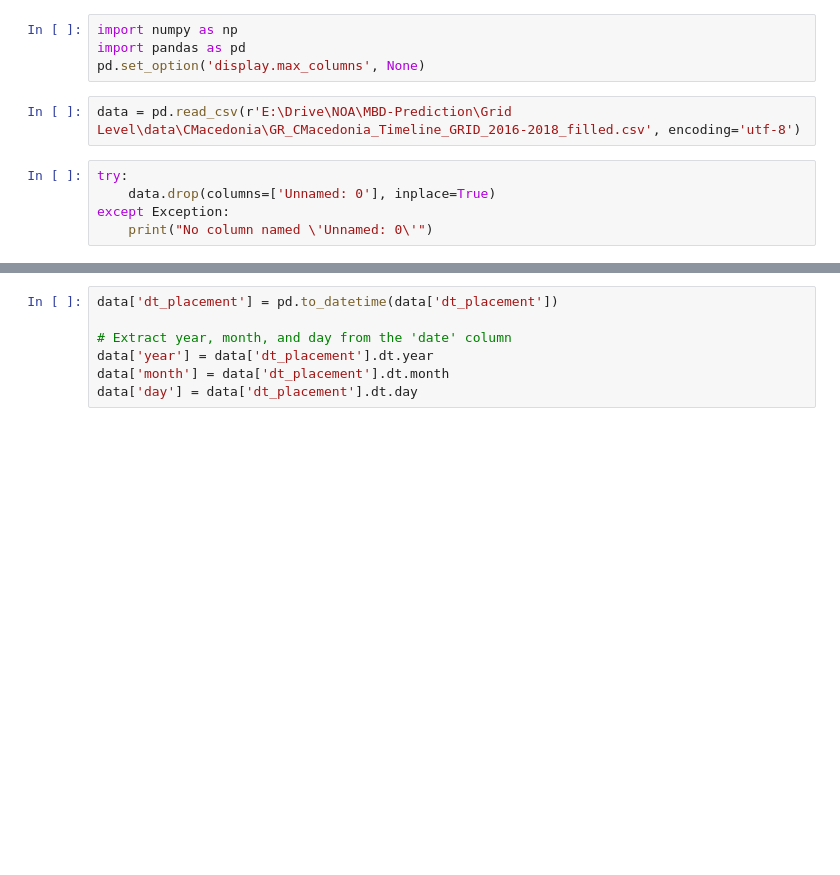
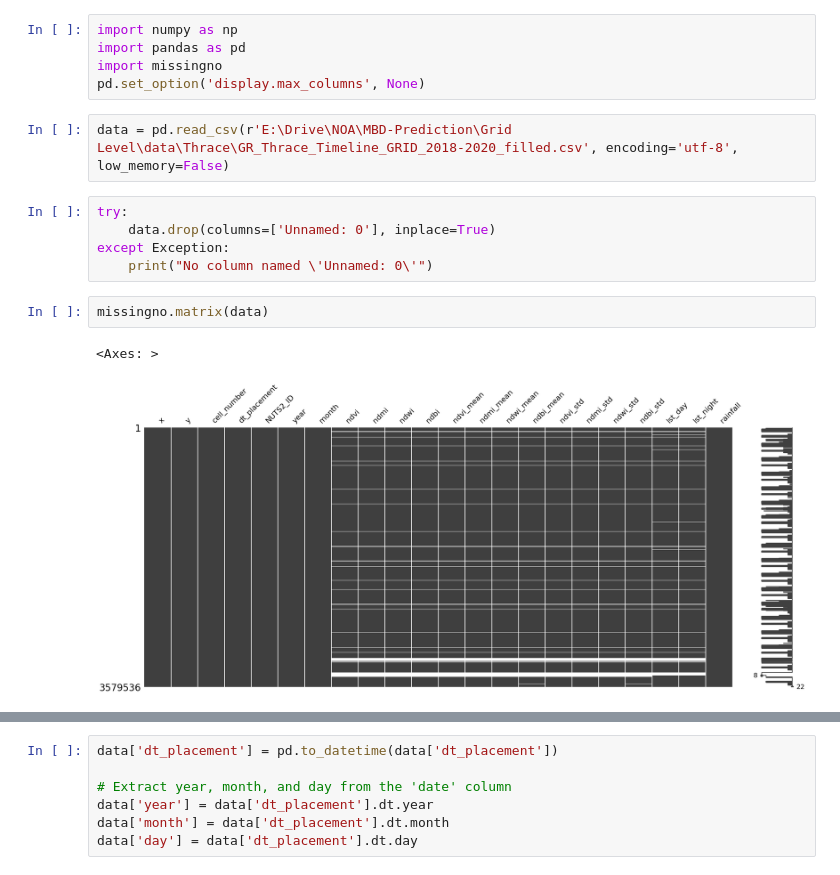
Before and after one commit to dsainidis/MBD-Prediction, a Jupyter notebook: code_snipets/01_calculate_mean_temps.ipynb, the cells around one changed output, grey strips where cells are left out. Drawn from its saved outputs; the diff is of its cells as text; blank space fills up the shorter version.

```diff
--- a/code_snipets/01_calculate_mean_temps.ipynb
+++ b/code_snipets/01_calculate_mean_temps.ipynb
@@ -1,11 +1,17 @@
 # %%
 import numpy as np
 import pandas as pd
+import missingno
 pd.set_option('display.max_columns', None)
 # %%
-data = pd.read_csv(r'E:\Drive\NOA\MBD-Prediction\Grid Level\data\CMacedonia\GR_CMacedonia_Timeline_GRID_2016-2018_filled.csv', encoding='utf-8')
+data = pd.read_csv(r'E:\Drive\NOA\MBD-Prediction\Grid Level\data\Thrace\GR_Thrace_Timeline_GRID_2018-2020_filled.csv', encoding='utf-8', low_memory=False)
 # %%
 try:
     data.drop(columns=['Unnamed: 0'], inplace=True)
 except Exception:
     print("No column named \'Unnamed: 0\'")
+# %%
+missingno.matrix(data)
+# %% [output]
+<Axes: >
+[figure, added]
```
Also changed, not shown: parts of 10 cells of this notebook, 16 other files.
